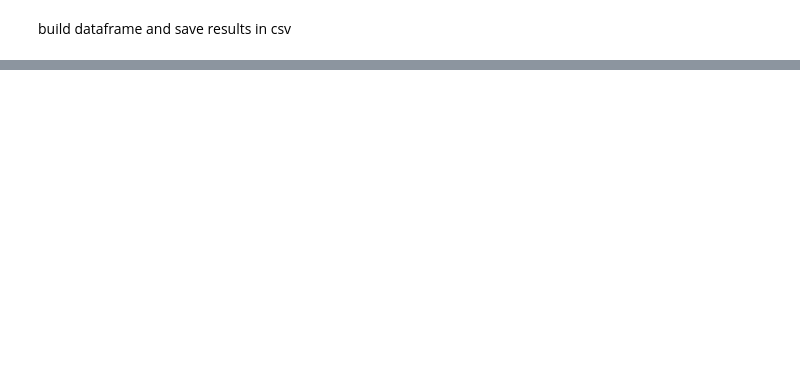
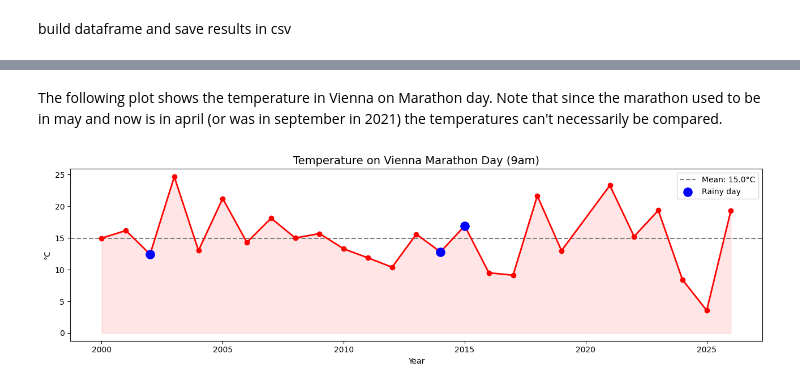
Before and after one commit to 4y1n/Bigdata_eng, a Jupyter notebook: apis/weatherapi.ipynb, the cells around one changed output, grey strips where cells are left out. Cells and saved outputs as stored; diff of their text form; code cells hidden in the pictures; blank space fills up the shorter version.

Commit message:
added first visualisations

```diff
--- a/apis/weatherapi.ipynb
+++ b/apis/weatherapi.ipynb
@@ -124,0 +96,6 @@ year
+# %%
+df = pd.read_csv("weather.csv")
+df["date"] = pd.to_datetime(df["date"])
+df["era"] = df["year"].apply(lambda y: "May era (2000–2006)" if y <= 2006 else "April era (2007+)")
+df["rained"] = df["rain_mm"] > 0
+print(df.head())
@@ -124,0 +116,20 @@ year
+# %% [markdown]
+The following plot shows the temperature in Vienna on Marathon day. Note that since the marathon used to be in may and now is in april (or was in september in 2021) the temperatures can't necessarily be compared.
+# %%
+fig, ax = plt.subplots(figsize=(13, 4))
+ax.plot(df["year"], df["temp_c"], marker="o", color="red", linewidth=2, zorder=3)
+ax.fill_between(df["year"], df["temp_c"], alpha=0.1, color="red")
+ax.axhline(df["temp_c"].mean(), linestyle="--", color="gray",
+           label=f"Mean: {df['temp_c'].mean():.1f}°C")
+rainy = df[df["rained"]]
+ax.scatter(rainy["year"], rainy["temp_c"], s=120, color="blue",
+           zorder=5, label="Rainy day")
+ax.set_title("Temperature on Vienna Marathon Day (9am)", fontsize=14)
+ax.set_xlabel("Year")
+ax.set_ylabel("°C")
+ax.legend()
+plt.tight_layout()
+plt.savefig("weather_temp.png", dpi=150)
+plt.show()
+# %% [output]
+[figure, added]
```
Also changed, not shown: parts of 12 cells of this notebook, 2 other files.
